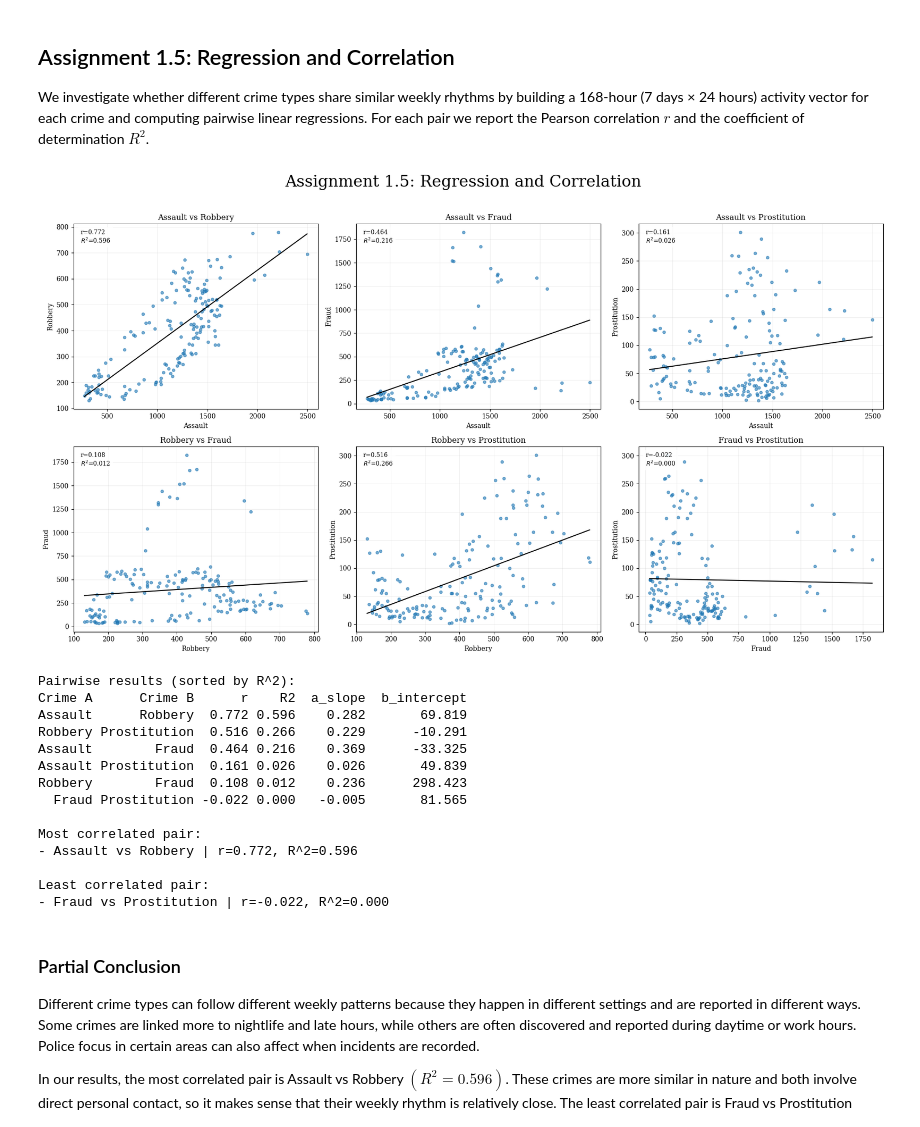
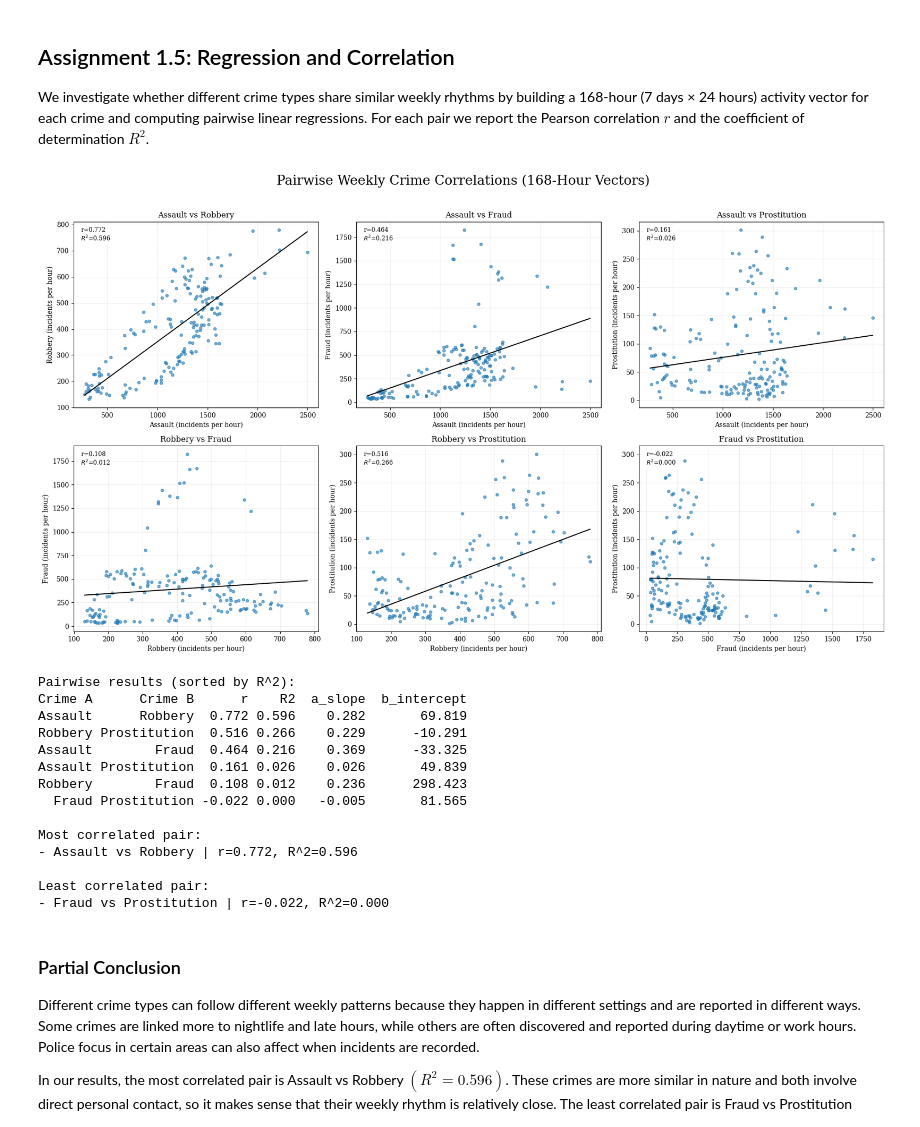
Before and after one commit to adamajane/social-data-analysis-and-visualization-02806-assignments, a Jupyter notebook: assignment_1/assignment_1_hand_in.ipynb, the cells around one changed output. Cells and saved outputs as stored; diff of their text form; code cells hidden in the pictures.

```diff
--- a/assignment_1/assignment_1_hand_in.ipynb
+++ b/assignment_1/assignment_1_hand_in.ipynb
@@ -492,7 +491,7 @@ pairs = list(combinations(SELECTED_CRIMES, 2))
 n_pairs = len(pairs)
 fig, axes = plt.subplots(N_ROWS, N_COLS, figsize=(6 * N_COLS, 5 * N_ROWS))
 axes = np.atleast_1d(axes).ravel()
-fig.suptitle("Assignment 1.5: Regression and Correlation", fontsize=24, y=1.02)
+fig.suptitle("Pairwise Weekly Crime Correlations (168-Hour Vectors)", fontsize=20, y=1.02)
 
 rows = []  # List to store the results
 
@@ -544,39 +543,39 @@ for ax, (crime_x, crime_y) in zip(axes, pairs):
 
     # Set the title, x-axis label, y-axis label, and grid
     ax.set_title(f"{crime_x} vs {crime_y}")
-    ax.set_xlabel(crime_x)
-    ax.set_ylabel(crime_y)
+    ax.set_xlabel(f"{crime_x} (incidents per hour)")
+    ax.set_ylabel(f"{crime_y} (incidents per hour)")
     ax.grid(alpha=0.2)
 
 plt.tight_layout()
 plt.show()
 
 
 # Print key findings
 results = pd.DataFrame(rows).sort_values("R2", ascending=False).reset_index(drop=True)
 most_correlated = results.iloc[0]
 least_correlated = results.iloc[-1]
 
 print("Pairwise results (sorted by R^2):")
 print(
     results[["Crime A", "Crime B", "r", "R2", "a_slope", "b_intercept"]].to_string(
         index=False, float_format=lambda v: f"{v:.3f}"
     )
 )
 
 print("\nMost correlated pair:")
 print(
     f"- {most_correlated['Crime A']} vs {most_correlated['Crime B']} "
     f"| r={most_correlated['r']:.3f}, R^2={most_correlated['R2']:.3f}"
 )
 
 print("\nLeast correlated pair:")
 print(
     f"- {least_correlated['Crime A']} vs {least_correlated['Crime B']} "
     f"| r={least_correlated['r']:.3f}, R^2={least_correlated['R2']:.3f}"
 )
 # %% [output]
-[figure, old version]
+[figure, new version]
 Pairwise results (sorted by R^2):
 Crime A      Crime B      r    R2  a_slope  b_intercept
 Assault      Robbery  0.772 0.596    0.282       69.819
```
Also changed, not shown: parts of 11 cells of this notebook.
